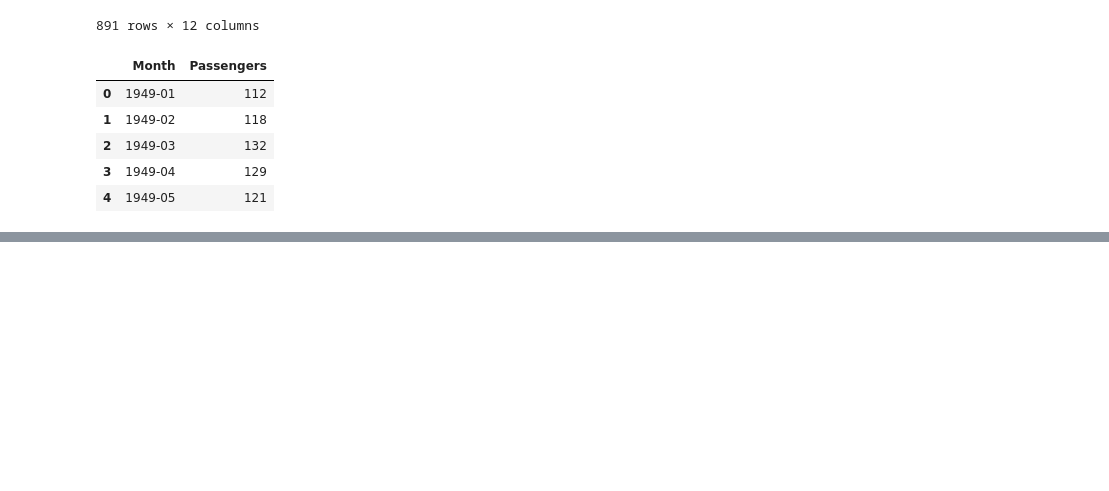
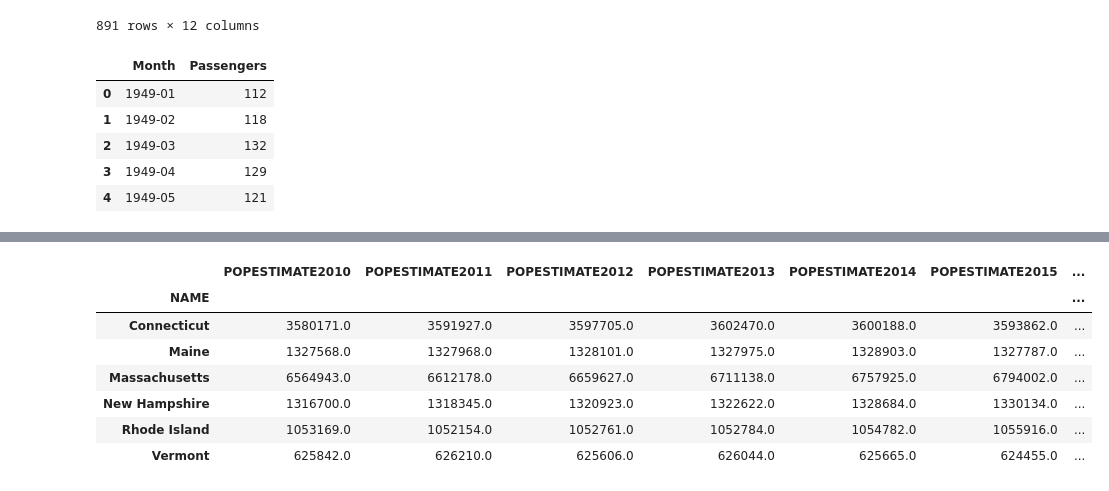
Before and after one commit to omdgit/Plotly-Dashboards-with-Dash, a Jupyter notebook: 1-03-LineCharts/line_plot.ipynb, the cells around one changed output, grey strips where cells are left out. Saved outputs shown, nothing was run; the diff lists cells and outputs as text; code cells hidden in the pictures; blank space fills up the shorter version.

```diff
--- a/1-03-LineCharts/line_plot.ipynb
+++ b/1-03-LineCharts/line_plot.ipynb
@@ -10,6 +10,8 @@ import sys
 sys.path.append('../')
 
 import omdutils as omd # custom functions
+
+pd.options.display.max_columns = None
 # %%
 sql = 'SELECT * FROM titanic_train'
 db = '../SourceData/datasets.db'
@@ -105,0 +129,8 @@ fig.show()
+# %%
+# df = pd.read_csv('../SourceData/nst-est2017-alldata.csv')
+# omd.to_sqlite(df, 'us_census', '../SourceData/datasets.db')
+# omd.to_postgres(df, 'us_census', 'Datasets')
+
+df = omd.from_sqlite('SELECT * FROM us_census', '../SourceData/datasets.db')
+print(df.shape)
+df.head()
@@ -105,0 +145,14 @@ fig.show()
+# %%
+df2 = df[df['DIVISION'] == '1'] # Filter on the New England states
+df2 = df2.set_index('NAME')
+df2 = df2[[i for i in df2.columns if i[:3]=='POP']] # Select only the population columns
+df2
+# %% [output]
+|  | POPESTIMATE2010 | POPESTIMATE2011 | POPESTIMATE2012 | POPESTIMATE2013 | POPESTIMATE2014 | POPESTIMATE2015 | ... |
+| NAME |  |  |  |  |  |  | ... |
+| Connecticut | 3580171.0 | 3591927.0 | 3597705.0 | 3602470.0 | 3600188.0 | 3593862.0 | ... |
+| Maine | 1327568.0 | 1327968.0 | 1328101.0 | 1327975.0 | 1328903.0 | 1327787.0 | ... |
+| Massachusetts | 6564943.0 | 6612178.0 | 6659627.0 | 6711138.0 | 6757925.0 | 6794002.0 | ... |
+| New Hampshire | 1316700.0 | 1318345.0 | 1320923.0 | 1322622.0 | 1328684.0 | 1330134.0 | ... |
+| Rhode Island | 1053169.0 | 1052154.0 | 1052761.0 | 1052784.0 | 1054782.0 | 1055916.0 | ... |
+| Vermont | 625842.0 | 626210.0 | 625606.0 | 626044.0 | 625665.0 | 624455.0 | ... |
```
Also changed, not shown: parts of 4 cells of this notebook, 9 other files.
